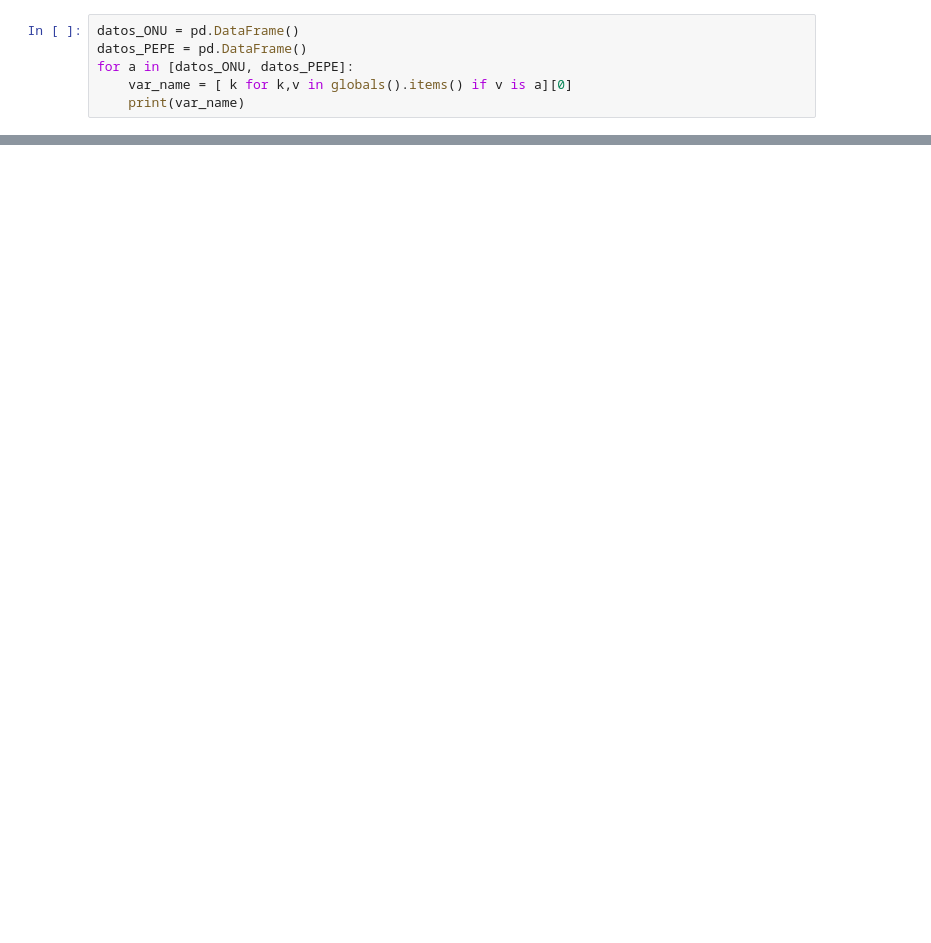
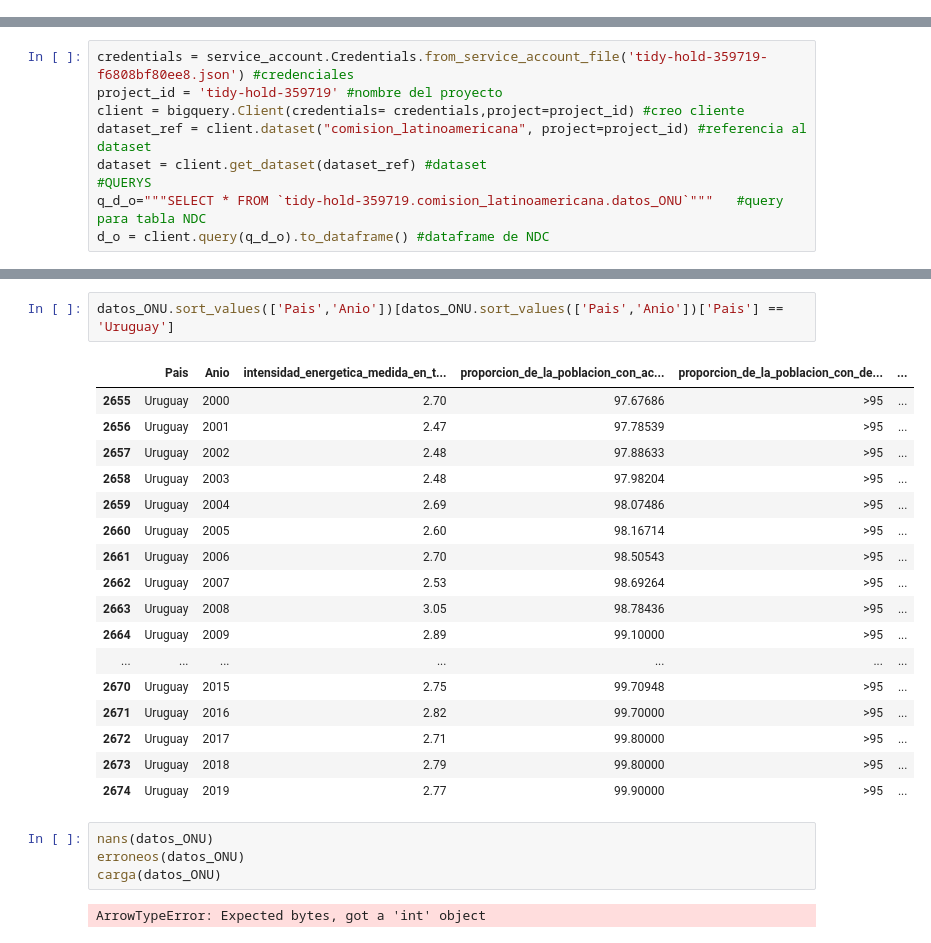
Before and after one commit to jalilpablo/Comision_Latinoamericana, a Jupyter notebook: check.ipynb, the cells around one changed output, grey strips where cells are left out. Drawn from its saved outputs; the diff is of its cells as text; blank space fills up the shorter version.

```diff
--- a/check.ipynb
+++ b/check.ipynb
@@ -3,6 +0,0 @@ import pandas as pd
-# %%
-datos_ONU = pd.DataFrame()
-datos_PEPE = pd.DataFrame()
-for a in [datos_ONU, datos_PEPE]:
-    var_name = [ k for k,v in globals().items() if v is a][0]
-    print(var_name)
@@ -31,0 +9,9 @@ globals()
+# %%
+credentials = service_account.Credentials.from_service_account_file('tidy-hold-359719-f6808bf80ee8.json') #credenciales
+project_id = 'tidy-hold-359719' #nombre del proyecto
+client = bigquery.Client(credentials= credentials,project=project_id) #creo cliente
+dataset_ref = client.dataset("comision_latinoamericana", project=project_id) #referencia al dataset
+dataset = client.get_dataset(dataset_ref) #dataset
+#QUERYS
+q_d_o="""SELECT * FROM `tidy-hold-359719.comision_latinoamericana.datos_ONU`"""   #query para tabla NDC
+d_o = client.query(q_d_o).to_dataframe() #dataframe de NDC
@@ -31,0 +108,26 @@ globals()
+# %%
+datos_ONU.sort_values(['Pais','Anio'])[datos_ONU.sort_values(['Pais','Anio'])['Pais'] == 'Uruguay']
+# %% [output]
+|  | Pais | Anio | intensidad_energetica_medida_en_t... | proporcion_de_la_poblacion_con_ac... | proporcion_de_la_poblacion_con_de... | ... |
+| 2655 | Uruguay | 2000 | 2.70 | 97.67686 | >95 | ... |
+| 2656 | Uruguay | 2001 | 2.47 | 97.78539 | >95 | ... |
+| 2657 | Uruguay | 2002 | 2.48 | 97.88633 | >95 | ... |
+| 2658 | Uruguay | 2003 | 2.48 | 97.98204 | >95 | ... |
+| 2659 | Uruguay | 2004 | 2.69 | 98.07486 | >95 | ... |
+| 2660 | Uruguay | 2005 | 2.60 | 98.16714 | >95 | ... |
+| 2661 | Uruguay | 2006 | 2.70 | 98.50543 | >95 | ... |
+| 2662 | Uruguay | 2007 | 2.53 | 98.69264 | >95 | ... |
+| 2663 | Uruguay | 2008 | 3.05 | 98.78436 | >95 | ... |
+| 2664 | Uruguay | 2009 | 2.89 | 99.10000 | >95 | ... |
+| ... | ... | ... | ... | ... | ... | ... |
+| 2670 | Uruguay | 2015 | 2.75 | 99.70948 | >95 | ... |
+| 2671 | Uruguay | 2016 | 2.82 | 99.70000 | >95 | ... |
+| 2672 | Uruguay | 2017 | 2.71 | 99.80000 | >95 | ... |
+| 2673 | Uruguay | 2018 | 2.79 | 99.80000 | >95 | ... |
+| 2674 | Uruguay | 2019 | 2.77 | 99.90000 | >95 | ... |
+# %%
+nans(datos_ONU)
+erroneos(datos_ONU)
+carga(datos_ONU)
+# %% [output]
+ArrowTypeError: Expected bytes, got a 'int' object
```
Also changed, not shown: parts of 7 cells of this notebook, 3 other files.
